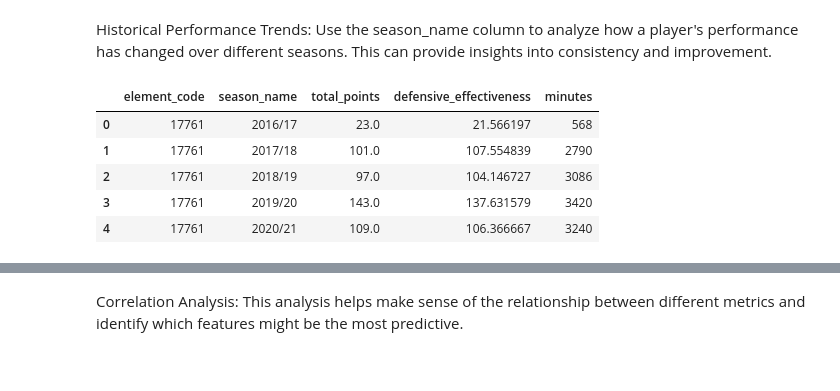
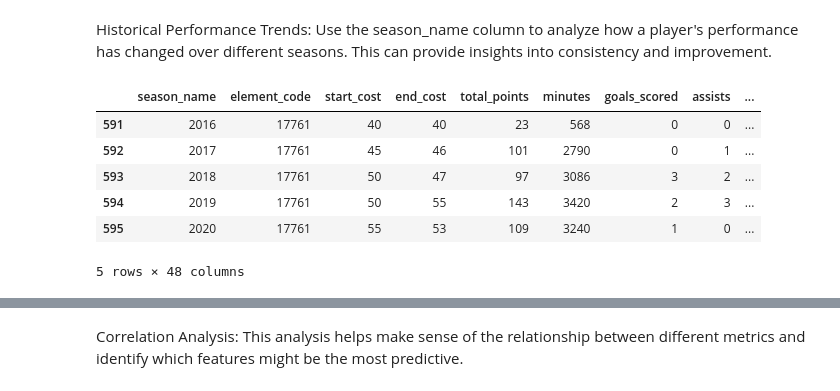
Before and after one commit to dfquinn23/Project_2, a Jupyter notebook: _defense_analysis/notebooks/04-defensive_metrics_feature_engineering.ipynb, the cells around one changed output, grey strips where cells are left out. Saved outputs shown, nothing was run; the diff lists cells and outputs as text; code cells hidden in the pictures.

```diff
--- a/_defense_analysis/notebooks/04-defensive_metrics_feature_engineering.ipynb
+++ b/_defense_analysis/notebooks/04-defensive_metrics_feature_engineering.ipynb
@@ -81 +104,4 @@ defenders_df.head()
+# %%
+# Check if there are players with zero minutes to avoid division by zero
+defenders_df = defenders_df[defenders_df['minutes'] > 0]
 # %% [markdown]
@@ -129,5 +145,0 @@ Metrics like yellow and red cards can provide insights into the discipline of de
-# %%
-# Calculate per-90 metrics for disciplinary actions
-defenders_df['yellow_cards_per_90'] = (defenders_df['yellow_cards'] / defenders_df['minutes']) * 90
-defenders_df['red_cards_per_90'] = (defenders_df['red_cards'] / defenders_df['minutes']) * 90
-defenders_df.head()
@@ -178,0 +181,7 @@ defenders_df
+# %%
+# Discrepancy between expected and actual goals conceded
+defenders_df['discrepancy_expected_actual_goals'] = (
+    defenders_df['expected_goals_conceded'] - defenders_df['goals_conceded']
+)
+
+defenders_df.head()
@@ -178,0 +198,12 @@ defenders_df
+# %%
+# Sorting by 'element_code' and 'season_name' to maintain chronological order
+defenders_df.sort_values(by=['element_code', 'season_name'], inplace=True)
+
+# Calculate rolling averages for recent performance over the last 5 matches
+defenders_df['goals_conceded_rolling_5'] = defenders_df.groupby('element_code')['goals_conceded'].rolling(window=5, min_periods=1).mean().reset_index(level=0, drop=True)
+defenders_df['clean_sheets_rolling_5'] = defenders_df.groupby('element_code')['clean_sheets'].rolling(window=5, min_periods=1).mean().reset_index(level=0, drop=True)
+defenders_df['yellow_cards_rolling_5'] = defenders_df.groupby('element_code')['yellow_cards'].rolling(window=5, min_periods=1).mean().reset_index(level=0, drop=True)
+defenders_df['red_cards_rolling_5'] = defenders_df.groupby('element_code')['red_cards'].rolling(window=5, min_periods=1).mean().reset_index(level=0, drop=True)
+defenders_df['defensive_effectiveness_rolling_5'] = (defenders_df.groupby('element_code')['defensive_effectiveness'].transform(lambda x: x.rolling(window=5, min_periods=1).mean()))
+
+defenders_df.head()
@@ -182,15 +221,21 @@ Use the season_name column to analyze how a player's performance has changed ove
 # %%
 # Group by player and season to calculate average metrics
 seasonal_performance = defenders_df.groupby(['element_code', 'season_name']).agg({
     'total_points': 'mean',
     'defensive_effectiveness': 'mean',
     'minutes': 'sum'
 }).reset_index()
-seasonal_performance.head()
+
+# Clean the 'season_name' column to extract only the starting year and convert that to an int
+seasonal_performance['season_name'] = seasonal_performance['season_name'].str[:4].astype(int)
+defenders_df['season_name'] = defenders_df['season_name'].str[:4].astype(int)
+
+defenders_df.head()
 # %% [output]
-|  | element_code | season_name | total_points | defensive_effectiveness | minutes |
-| 0 | 17761 | 2016/17 | 23.0 | 21.566197 | 568 |
-| 1 | 17761 | 2017/18 | 101.0 | 107.554839 | 2790 |
-| 2 | 17761 | 2018/19 | 97.0 | 104.146727 | 3086 |
-| 3 | 17761 | 2019/20 | 143.0 | 137.631579 | 3420 |
-| 4 | 17761 | 2020/21 | 109.0 | 106.366667 | 3240 |
+|  | season_name | element_code | start_cost | end_cost | total_points | minutes | goals_scored | assists | ... |
+| 591 | 2016 | 17761 | 40 | 40 | 23 | 568 | 0 | 0 | ... |
+| 592 | 2017 | 17761 | 45 | 46 | 101 | 2790 | 0 | 1 | ... |
+| 593 | 2018 | 17761 | 50 | 47 | 97 | 3086 | 3 | 2 | ... |
+| 594 | 2019 | 17761 | 50 | 55 | 143 | 3420 | 2 | 3 | ... |
+| 595 | 2020 | 17761 | 55 | 53 | 109 | 3240 | 1 | 0 | ... |
+5 rows × 48 columns
```
Also changed, not shown: parts of 43 cells of this notebook, 39 other files.
